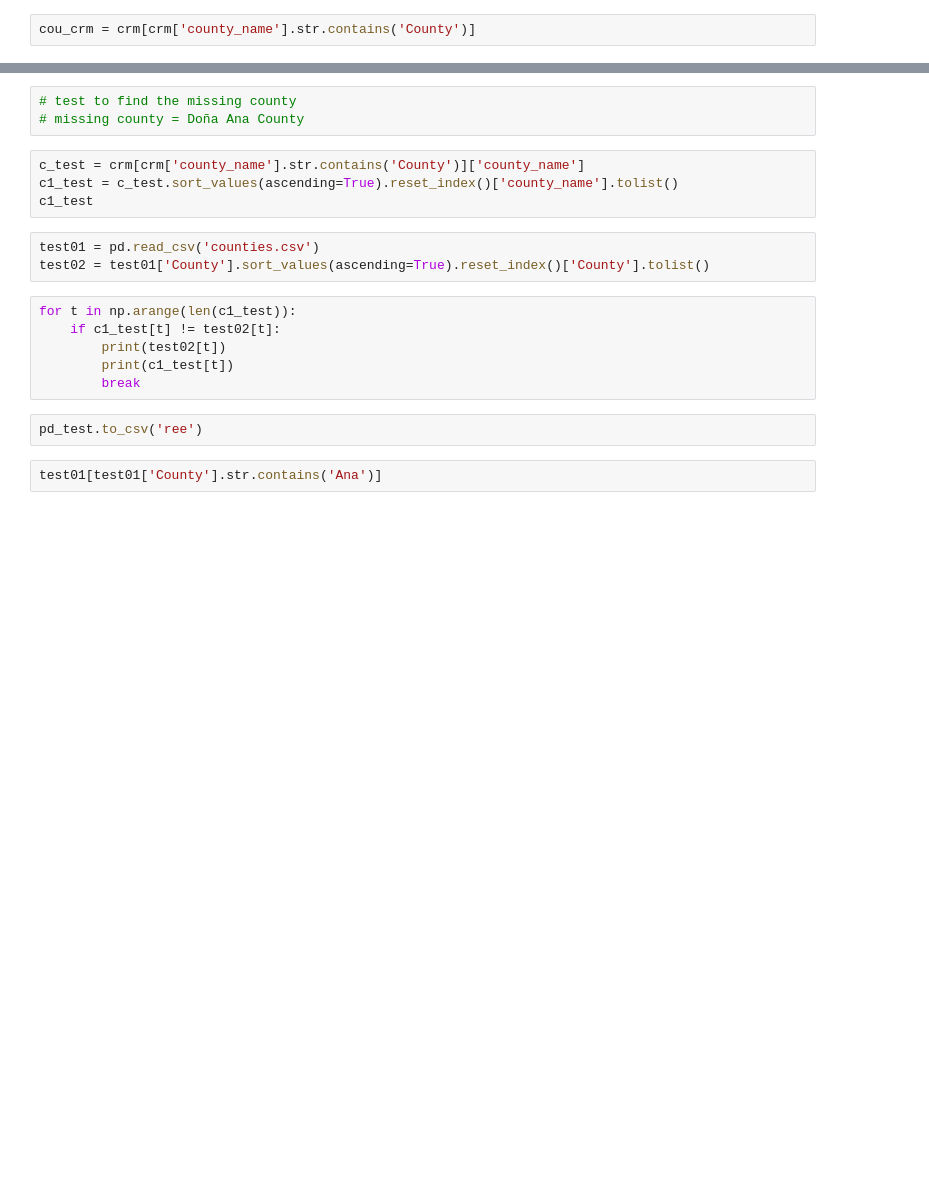
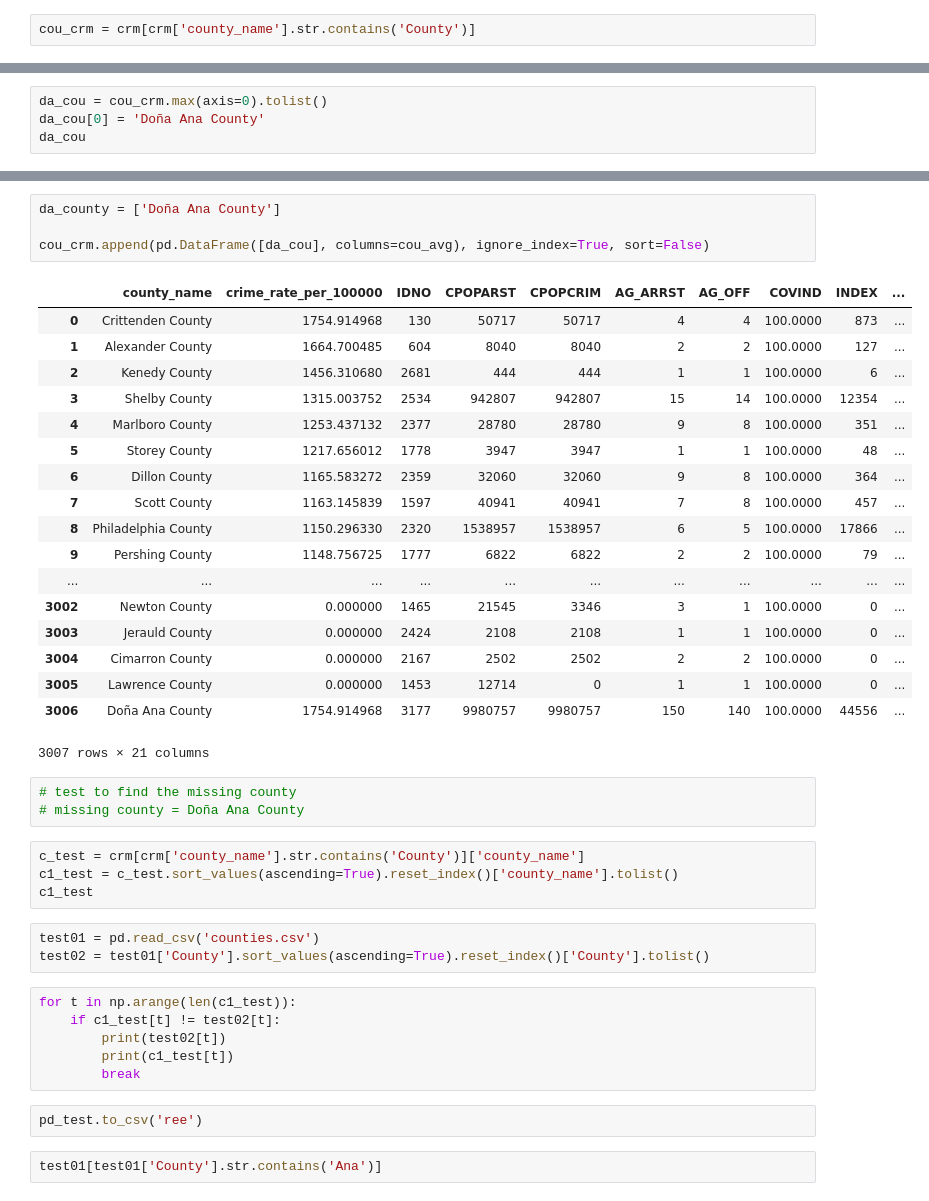
Before and after one commit to brianwsyang/us_census_social_health_score, a Jupyter notebook: crm_score.ipynb, the cells around one changed output, grey strips where cells are left out. Drawn from its saved outputs; the diff is of its cells as text; blank space fills up the shorter version.

```diff
--- a/crm_score.ipynb
+++ b/crm_score.ipynb
@@ -20,0 +85,4 @@ cou_crm = crm[crm['county_name'].str.contains('County')]
+# %%
+da_cou = cou_crm.max(axis=0).tolist()
+da_cou[0] = 'Doña Ana County'
+da_cou
@@ -21,3 +107,26 @@ cou_crm = crm[crm['county_name'].str.contains('County')]
+# %%
+da_county = ['Doña Ana County']
+
+cou_crm.append(pd.DataFrame([da_cou], columns=cou_avg), ignore_index=True, sort=False)
+# %% [output]
+|  | county_name | crime_rate_per_100000 | IDNO | CPOPARST | CPOPCRIM | AG_ARRST | AG_OFF | COVIND | INDEX | ... |
+| 0 | Crittenden County | 1754.914968 | 130 | 50717 | 50717 | 4 | 4 | 100.0000 | 873 | ... |
+| 1 | Alexander County | 1664.700485 | 604 | 8040 | 8040 | 2 | 2 | 100.0000 | 127 | ... |
+| 2 | Kenedy County | 1456.310680 | 2681 | 444 | 444 | 1 | 1 | 100.0000 | 6 | ... |
+| 3 | Shelby County | 1315.003752 | 2534 | 942807 | 942807 | 15 | 14 | 100.0000 | 12354 | ... |
+| 4 | Marlboro County | 1253.437132 | 2377 | 28780 | 28780 | 9 | 8 | 100.0000 | 351 | ... |
+| 5 | Storey County | 1217.656012 | 1778 | 3947 | 3947 | 1 | 1 | 100.0000 | 48 | ... |
+| 6 | Dillon County | 1165.583272 | 2359 | 32060 | 32060 | 9 | 8 | 100.0000 | 364 | ... |
+| 7 | Scott County | 1163.145839 | 1597 | 40941 | 40941 | 7 | 8 | 100.0000 | 457 | ... |
+| 8 | Philadelphia County | 1150.296330 | 2320 | 1538957 | 1538957 | 6 | 5 | 100.0000 | 17866 | ... |
+| 9 | Pershing County | 1148.756725 | 1777 | 6822 | 6822 | 2 | 2 | 100.0000 | 79 | ... |
+| ... | ... | ... | ... | ... | ... | ... | ... | ... | ... | ... |
+| 3002 | Newton County | 0.000000 | 1465 | 21545 | 3346 | 3 | 1 | 100.0000 | 0 | ... |
+| 3003 | Jerauld County | 0.000000 | 2424 | 2108 | 2108 | 1 | 1 | 100.0000 | 0 | ... |
+| 3004 | Cimarron County | 0.000000 | 2167 | 2502 | 2502 | 2 | 2 | 100.0000 | 0 | ... |
+| 3005 | Lawrence County | 0.000000 | 1453 | 12714 | 0 | 1 | 1 | 100.0000 | 0 | ... |
+| 3006 | Doña Ana County | 1754.914968 | 3177 | 9980757 | 9980757 | 150 | 140 | 100.0000 | 44556 | ... |
+3007 rows × 21 columns
 # %%
 # test to find the missing county
 # missing county = Doña Ana County
```
Also changed, not shown: parts of 6 cells of this notebook.
